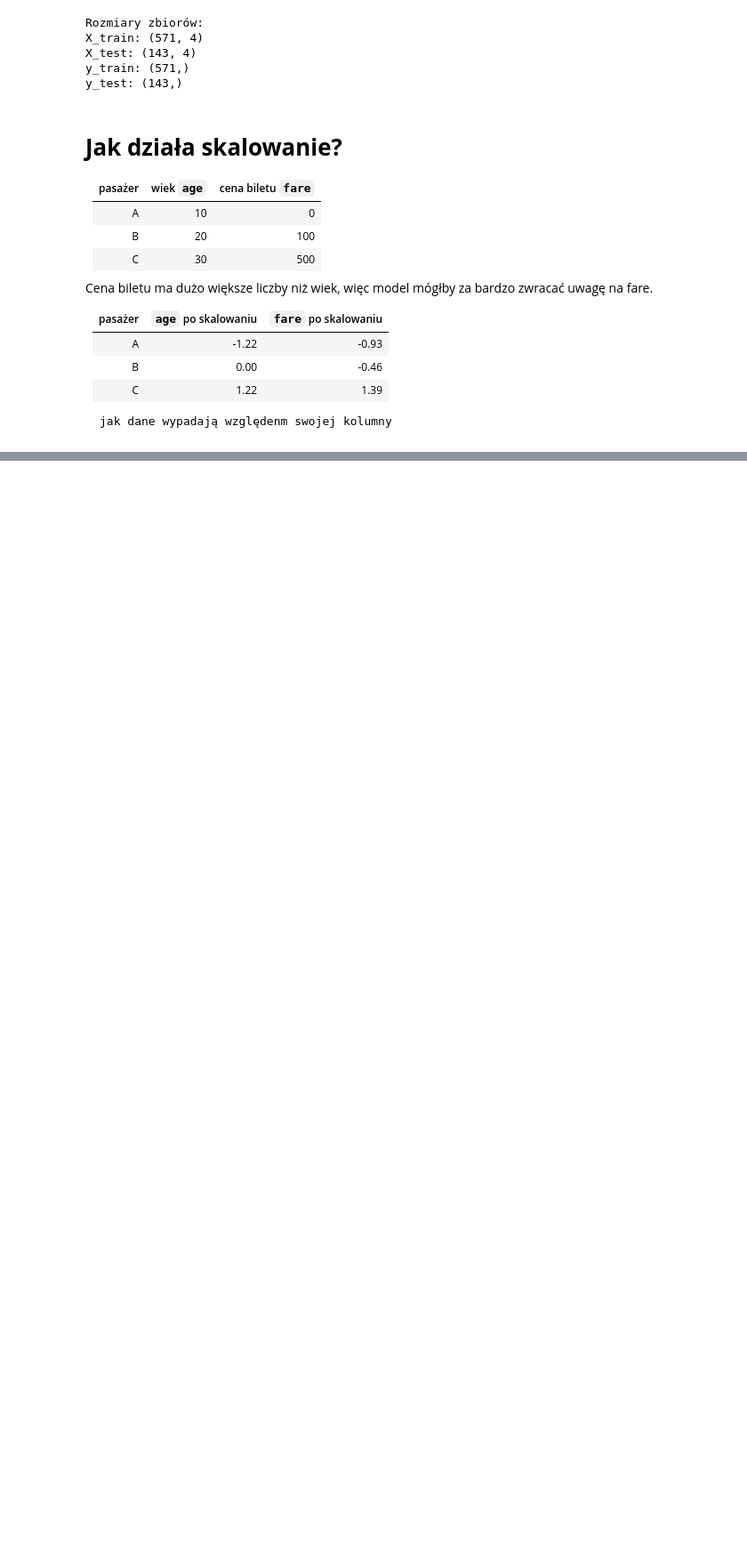
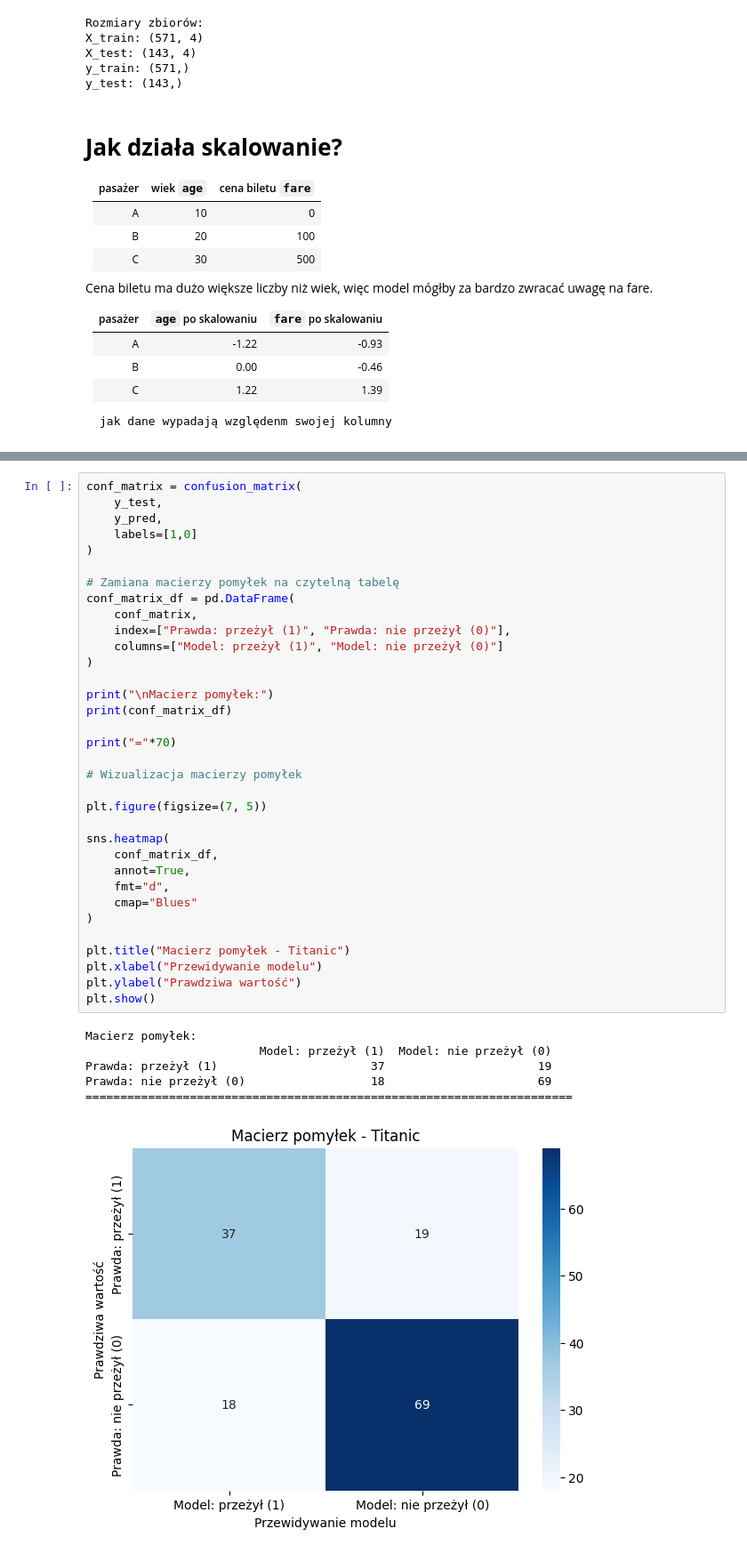
Before and after one commit to Miszel16/Niedziela_11_45, a Jupyter notebook: Lekcja 14 i 15 - Titanic/projekt_titanic_14_15.ipynb, the cells around one changed output, grey strips where cells are left out. Shown at 89% size. Saved outputs shown, nothing was run; the diff lists cells and outputs as text; blank space fills up the shorter version.

Commit message:
Lekcja 15 - project TITANIC finished

```diff
--- a/Lekcja 14 i 15 - Titanic/projekt_titanic_14_15.ipynb
+++ b/Lekcja 14 i 15 - Titanic/projekt_titanic_14_15.ipynb
@@ -240,0 +302,41 @@ jak dane wypadają względenm swojej kolumny
+# %%
+conf_matrix = confusion_matrix(
+    y_test,
+    y_pred,
+    labels=[1,0]
+)
+
+# Zamiana macierzy pomyłek na czytelną tabelę
+conf_matrix_df = pd.DataFrame(
+    conf_matrix,
+    index=["Prawda: przeżył (1)", "Prawda: nie przeżył (0)"],
+    columns=["Model: przeżył (1)", "Model: nie przeżył (0)"]
+)
+
+print("\nMacierz pomyłek:")
+print(conf_matrix_df)
+
+print("="*70)
+
+# Wizualizacja macierzy pomyłek
+
+plt.figure(figsize=(7, 5))
+
+sns.heatmap(
+    conf_matrix_df,
+    annot=True,
+    fmt="d",
+    cmap="Blues"
+)
+
+plt.title("Macierz pomyłek - Titanic")
+plt.xlabel("Przewidywanie modelu")
+plt.ylabel("Prawdziwa wartość")
+plt.show()
+# %% [output]
+Macierz pomyłek:
+                         Model: przeżył (1)  Model: nie przeżył (0)
+Prawda: przeżył (1)                      37                      19
+Prawda: nie przeżył (0)                  18                      69
+======================================================================
+[figure, added]
```
Also changed, not shown: parts of 2 cells of this notebook.
